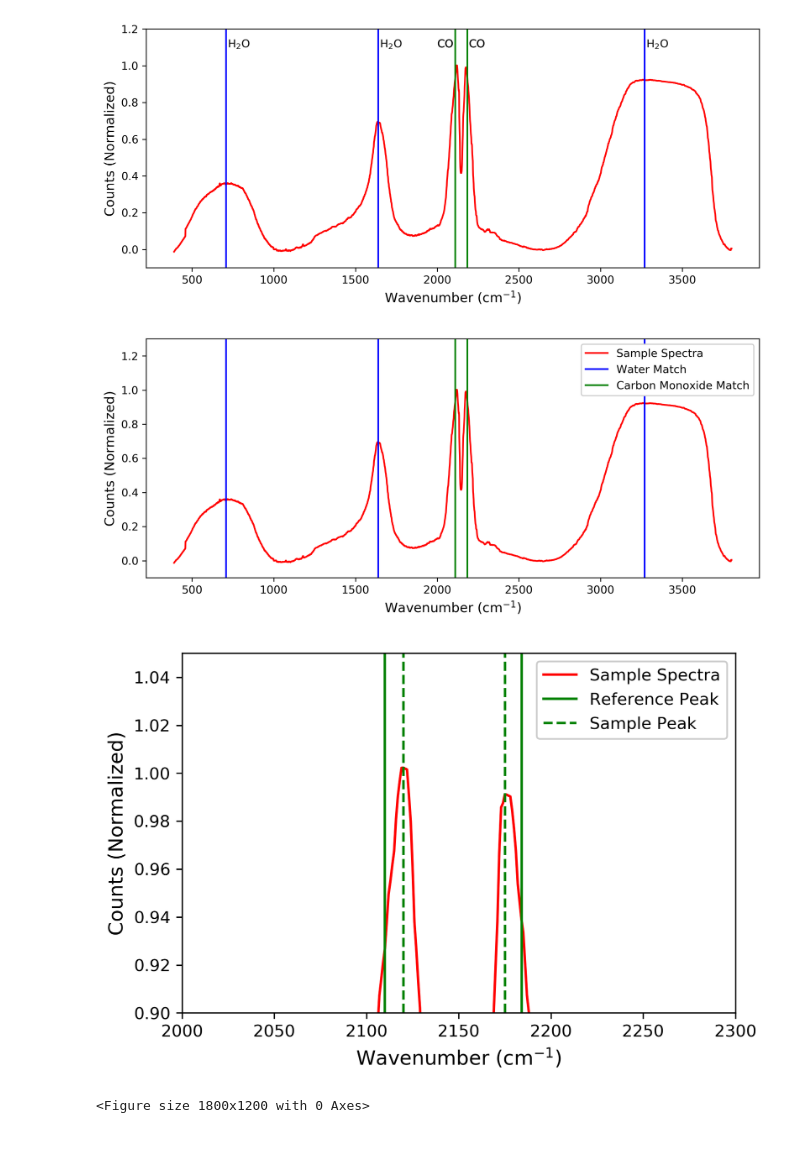
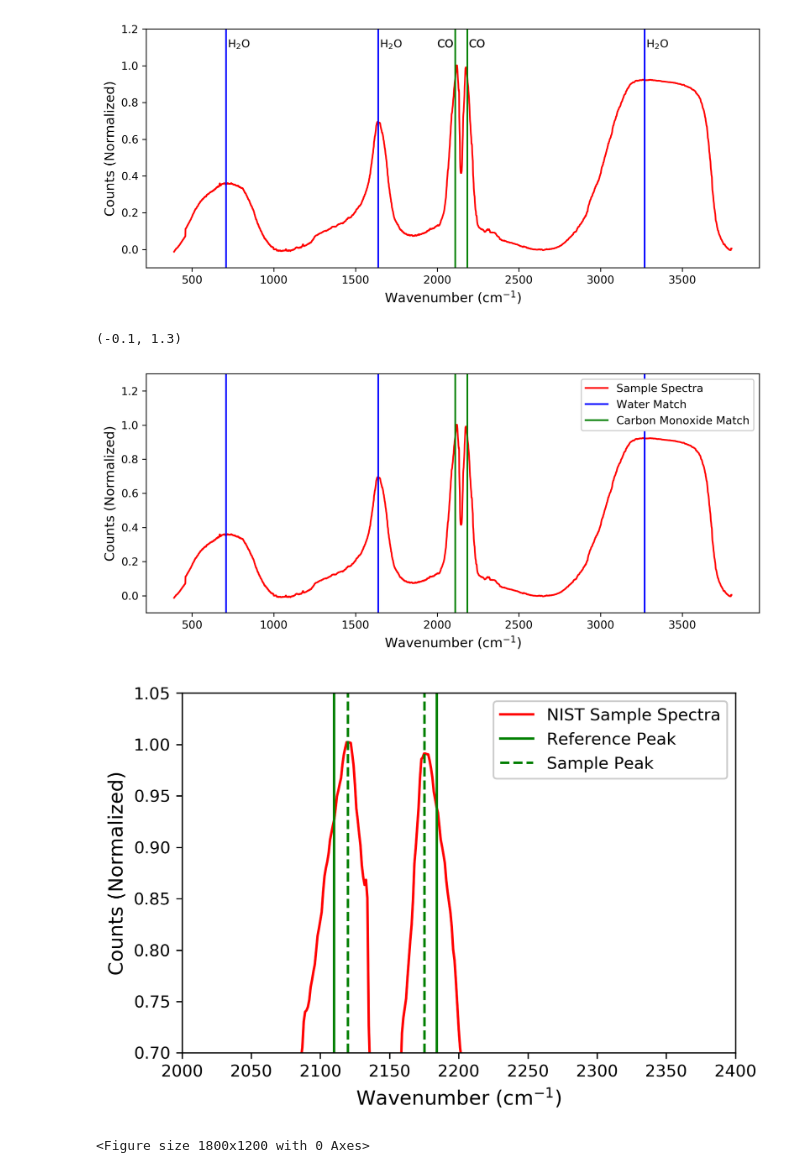
Before and after one commit to raman-noodles/Raman-noodles, a Jupyter notebook: examples/Poster Image Generation - Peak Identification.ipynb, the cells around one changed output. Saved outputs shown, nothing was run; the diff lists cells and outputs as text; code cells hidden in the pictures; blank space fills up the shorter version.

Commit message:
Confidence and Experimental Poster Spectra

```diff
--- a/examples/Poster Image Generation - Peak Identification.ipynb
+++ b/examples/Poster Image Generation - Peak Identification.ipynb
@@ -37,11 +36,11 @@ H2O_CO_y = np.asarray(H2O_CO_y)
 H2O_CO2_x = np.asarray(H2O_CO2_x)
 H2O_CO2_y = np.asarray(H2O_CO2_y)
 # %%
-water_peaks = spectrafit.compound_report(compound_1)[0]
-co_peaks = spectrafit.compound_report(compound_2)[0]
-co2_peaks = spectrafit.compound_report(compound_5)[0]
-H2O_CO_peaks = spectrafit.data_report(H2O_CO_x, H2O_CO_y)[0]
-H2O_CO2_peaks = spectrafit.data_report(H2O_CO2_x, H2O_CO2_y)[0]
+water_peaks = spectrafit.compound_report(compound_1)
+co_peaks = spectrafit.compound_report(compound_2)
+co2_peaks = spectrafit.compound_report(compound_5)
+H2O_CO_peaks = spectrafit.data_report(H2O_CO_x, H2O_CO_y)
+H2O_CO2_peaks = spectrafit.data_report(H2O_CO2_x, H2O_CO2_y)
 # %%
 def compare_unknown_to_known(combined_spectrum, known_spectrum, precision = 0.03):
     assignment_matrix = np.zeros(len(combined_spectrum))
@@ -110,27 +109,28 @@ plt.ylim(-0.1, 1.3)
 #     plt.axvline(x=H2O_CO_x[i], color='orange')
 # plt.savefig('matching_plot.png')
 # %% [output]
+(-0.1, 1.3)
 [figure]
 # %%
 #Ok, now that we have which peaks belong to which component, we'll need to plot their position.
 fig = plt.figure(figsize=(6,4), dpi = 300)
-plt.plot(H2O_CO_x, H2O_CO_y, color = 'red', label = 'Sample Spectra')
+plt.plot(H2O_CO_x, H2O_CO_y, color = 'red', label = 'NIST Sample Spectra')
 
 
 plt.axvline(x = H2O_CO_peaks[2], color = 'green', label='Reference Peak')
 plt.axvline(x = H2O_CO_peaks[2]+10, color = 'green', linestyle='--', label='Sample Peak')
 plt.axvline(x = H2O_CO_peaks[3], color = 'green')
 plt.axvline(x = H2O_CO_peaks[3]-9, color = 'green', linestyle='--')
 
 plt.xlabel('Wavenumber (cm$^{-1}$)', fontsize=12)
 plt.ylabel('Counts (Normalized)', fontsize=12)
-plt.ylim(0.9, 1.05)
-plt.xlim(2000, 2300)
+plt.ylim(0.7, 1.05)
+plt.xlim(2000, 2400)
 plt.legend(loc=1, framealpha=1)
 
-# plt.savefig('errors_example_plot.png')
+plt.savefig('errors_example_plot.png')
 # %% [output]
-[figure, old version]
+[figure, new version]
 # %%
 # you will need to download the file yourself from the team google drive and edit location
 df = pd.read_excel('../examples/FormicAcid_3percentconc_400C_5s_00000.xlsx', names=('x', 'y'))
```
Also changed, not shown: parts of 8 cells of this notebook.
